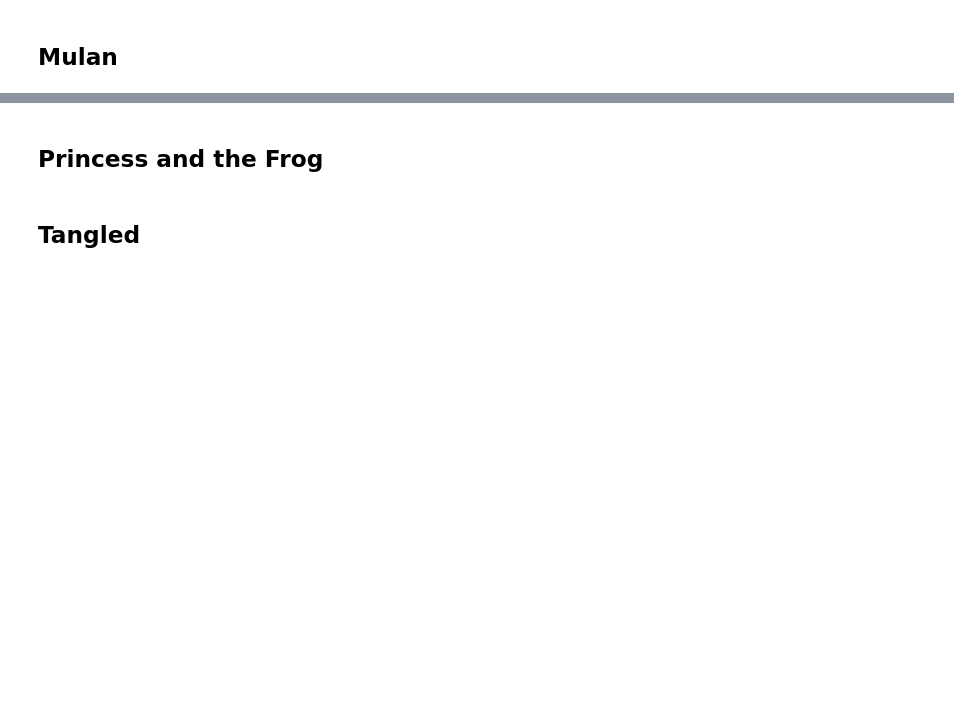
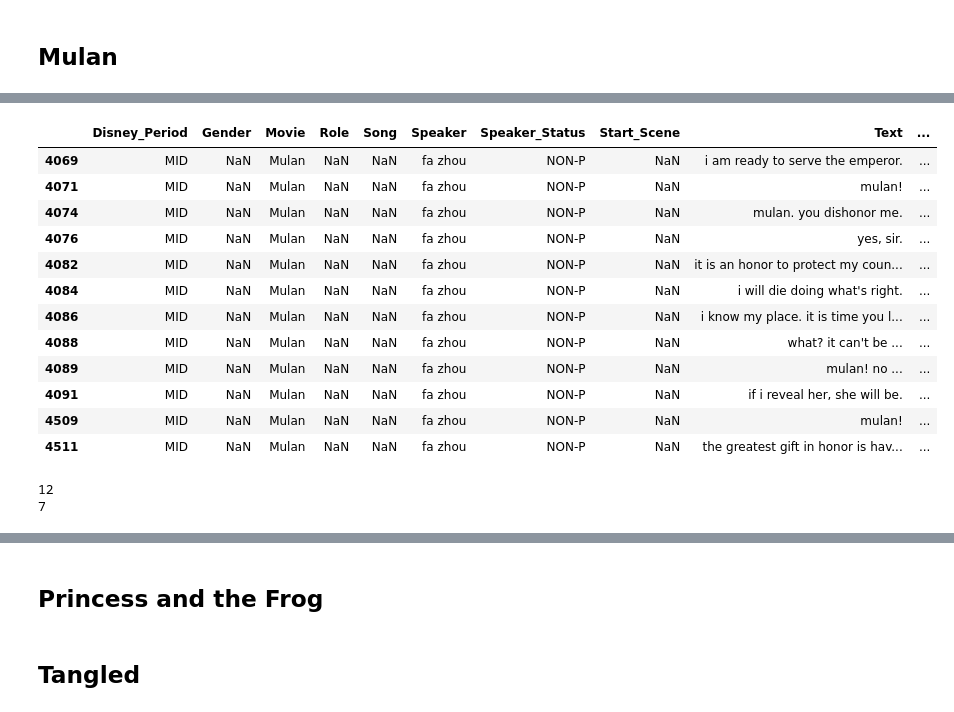
Before and after one commit to Data-Science-for-Linguists-2019/Animated-Movie-Gendered-Dialogue, a Jupyter notebook: code/Disney_Data_Edits.ipynb, the cells around one changed output, grey strips where cells are left out. Saved outputs shown, nothing was run; the diff lists cells and outputs as text; code cells hidden in the pictures; blank space fills up the shorter version.

Commit message:
Mulan started

```diff
--- a/code/Disney_Data_Edits.ipynb
+++ b/code/Disney_Data_Edits.ipynb
@@ -3138,3 +3138,5 @@ poc.head()
 | 4 | MID | m | Pocahontas | N | D | ben | NON-P | NaN | that's him, all right, the old se... | ... |
 # %% [markdown]
 ## Mulan
+# %%
+mulan = disney[disney.Movie == "Mulan"]
@@ -3140,0 +3204,22 @@ poc.head()
+# %%
+mulan[mulan.Speaker == 'fa zhou'] #also Mulan's dad
+# %% [output]
+|  | Disney_Period | Gender | Movie | Role | Song | Speaker | Speaker_Status | Start_Scene | Text | ... |
+| 4069 | MID | NaN | Mulan | NaN | NaN | fa zhou | NON-P | NaN | i am ready to serve the emperor. | ... |
+| 4071 | MID | NaN | Mulan | NaN | NaN | fa zhou | NON-P | NaN | mulan! | ... |
+| 4074 | MID | NaN | Mulan | NaN | NaN | fa zhou | NON-P | NaN | mulan. you dishonor me. | ... |
+| 4076 | MID | NaN | Mulan | NaN | NaN | fa zhou | NON-P | NaN | yes, sir. | ... |
+| 4082 | MID | NaN | Mulan | NaN | NaN | fa zhou | NON-P | NaN | it is an honor to protect my coun... | ... |
+| 4084 | MID | NaN | Mulan | NaN | NaN | fa zhou | NON-P | NaN | i will die doing what's right. | ... |
+| 4086 | MID | NaN | Mulan | NaN | NaN | fa zhou | NON-P | NaN | i know my place. it is time you l... | ... |
+| 4088 | MID | NaN | Mulan | NaN | NaN | fa zhou | NON-P | NaN | what? it can't be ... | ... |
+| 4089 | MID | NaN | Mulan | NaN | NaN | fa zhou | NON-P | NaN | mulan! no ... | ... |
+| 4091 | MID | NaN | Mulan | NaN | NaN | fa zhou | NON-P | NaN | if i reveal her, she will be. | ... |
+| 4509 | MID | NaN | Mulan | NaN | NaN | fa zhou | NON-P | NaN | mulan! | ... |
+| 4511 | MID | NaN | Mulan | NaN | NaN | fa zhou | NON-P | NaN | the greatest gift in honor is hav... | ... |
+# %%
+print(len(mulan[mulan.Speaker == 'fa zhou']))
+print(len(mulan[mulan.Speaker == "fa zu"]))
+# %% [output]
+12
+7
```
Also changed, not shown: parts of 44 cells of this notebook.
